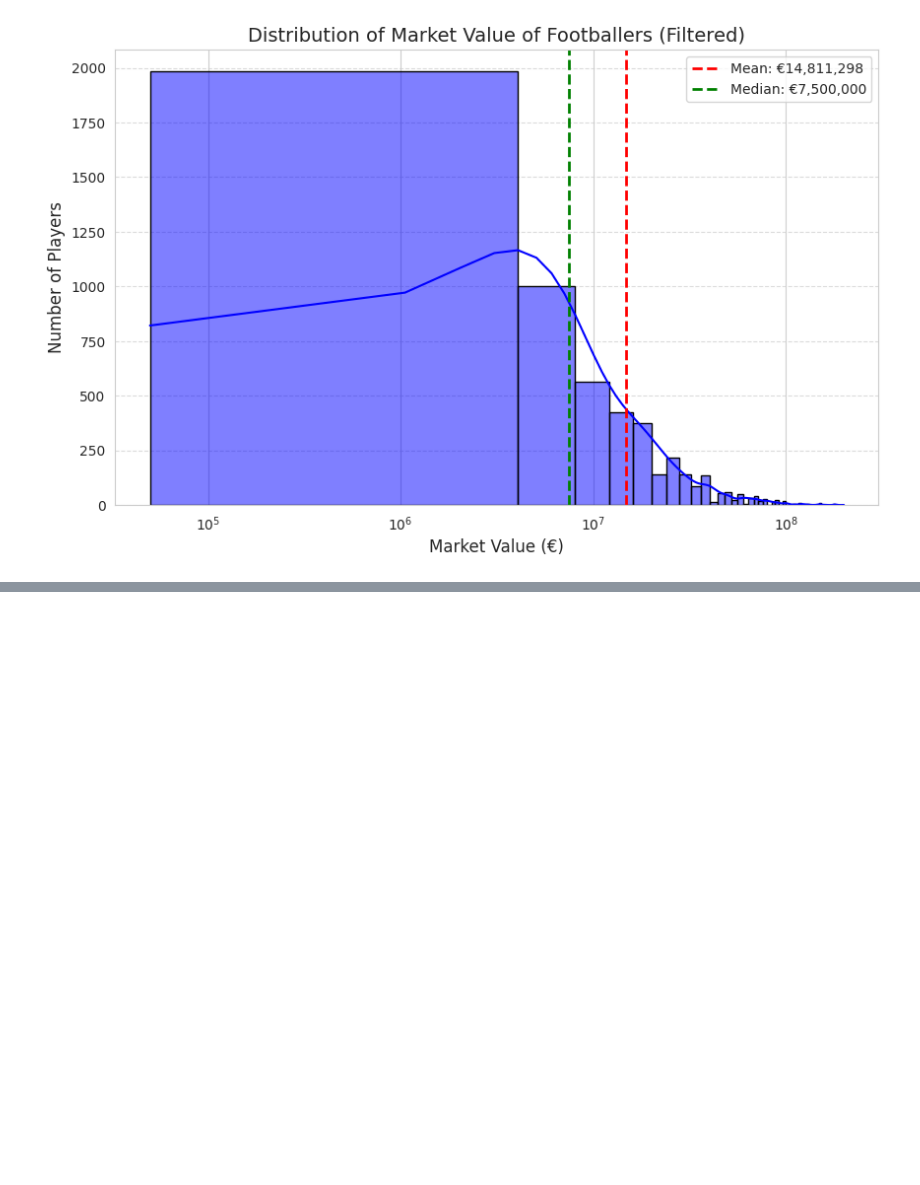
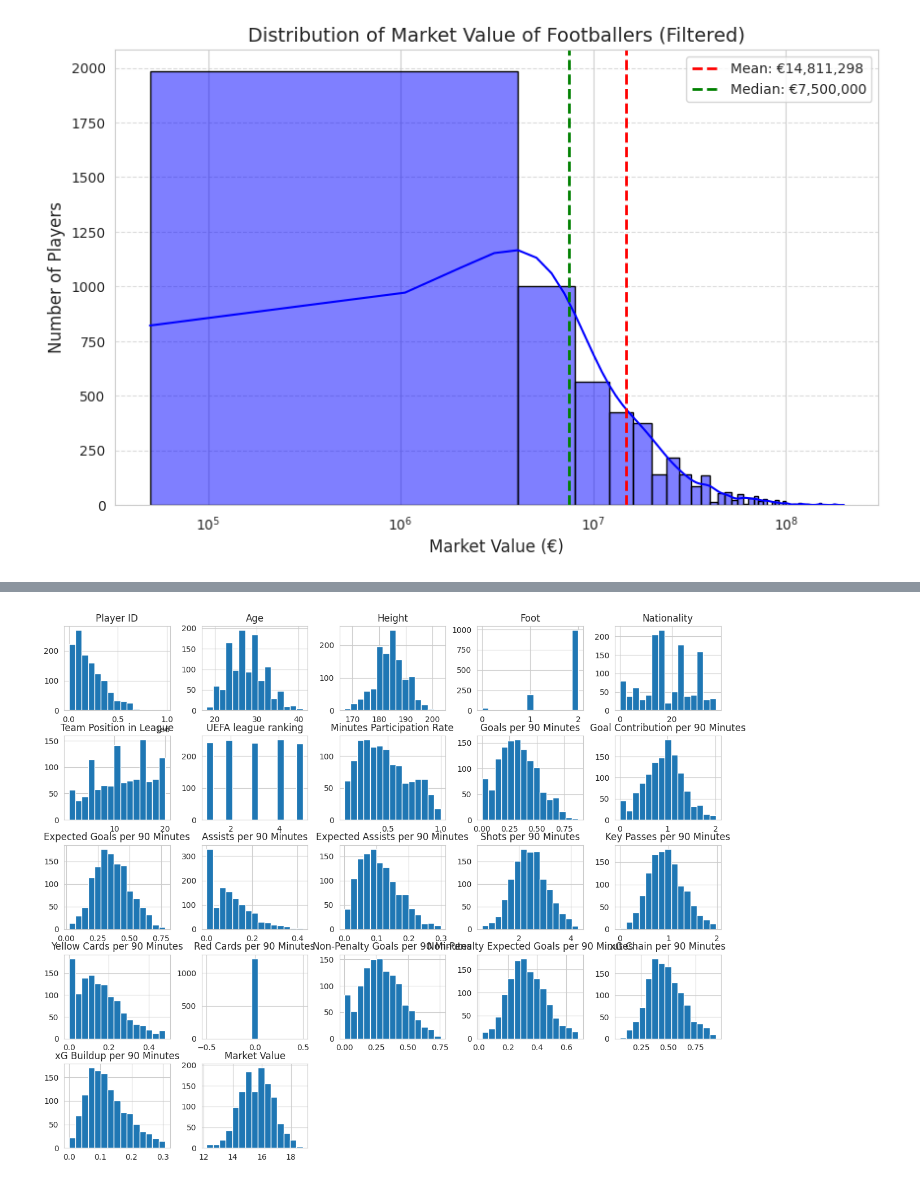
Before and after one commit to l3wandowskyy/Pricing-Footballers-Master, a Jupyter notebook: preditict_value_footballer.ipynb, the cells around one changed output, grey strips where cells are left out. Cells and saved outputs as stored; diff of their text form; code cells hidden in the pictures; blank space fills up the shorter version.

```diff
--- a/preditict_value_footballer.ipynb
+++ b/preditict_value_footballer.ipynb
@@ -547,0 +716,28 @@ plt.show()
+# %%
+# Remove outliers
+def remove_outliers(df, columns):
+    for column in columns:
+        Q1 = df[column].quantile(0.25)
+        Q3 = df[column].quantile(0.75)
+        IQR = Q3 - Q1
+        lower_bound = Q1 - 1.5 * IQR
+        upper_bound = Q3 + 1.5 * IQR
+        df = df[(df[column] >= lower_bound) & (df[column] <= upper_bound)]
+    return df
+
+# Columns to remove outliers
+outlier_columns = [
+    "Goals per 90 Minutes", "Goal Contribution per 90 Minutes", "Expected Goals per 90 Minutes",
+    "Assists per 90 Minutes", "Expected Assists per 90 Minutes", "Shots per 90 Minutes",
+    "Key Passes per 90 Minutes", "Yellow Cards per 90 Minutes", "Red Cards per 90 Minutes",
+    "Non-Penalty Goals per 90 Minutes", "Non-Penalty Expected Goals per 90 Minutes",
+    "xG Chain per 90 Minutes", "xG Buildup per 90 Minutes"
+]
+
+# Apply outlier removal for each table
+strikers = remove_outliers(strikers, outlier_columns)
+wingers = remove_outliers(wingers, outlier_columns)
+midfielders = remove_outliers(midfielders, outlier_columns)
+
+# Display summary of cleaned datasets
+len(strikers), len(wingers), len(midfielders)
@@ -547,0 +760,6 @@ plt.show()
+# %%
+# Check the distribution
+strikers.hist(figsize=(15,12),bins = 15)
+plt.show()
+# %% [output]
+[figure, added]
```
Also changed, not shown: parts of 22 cells of this notebook.
